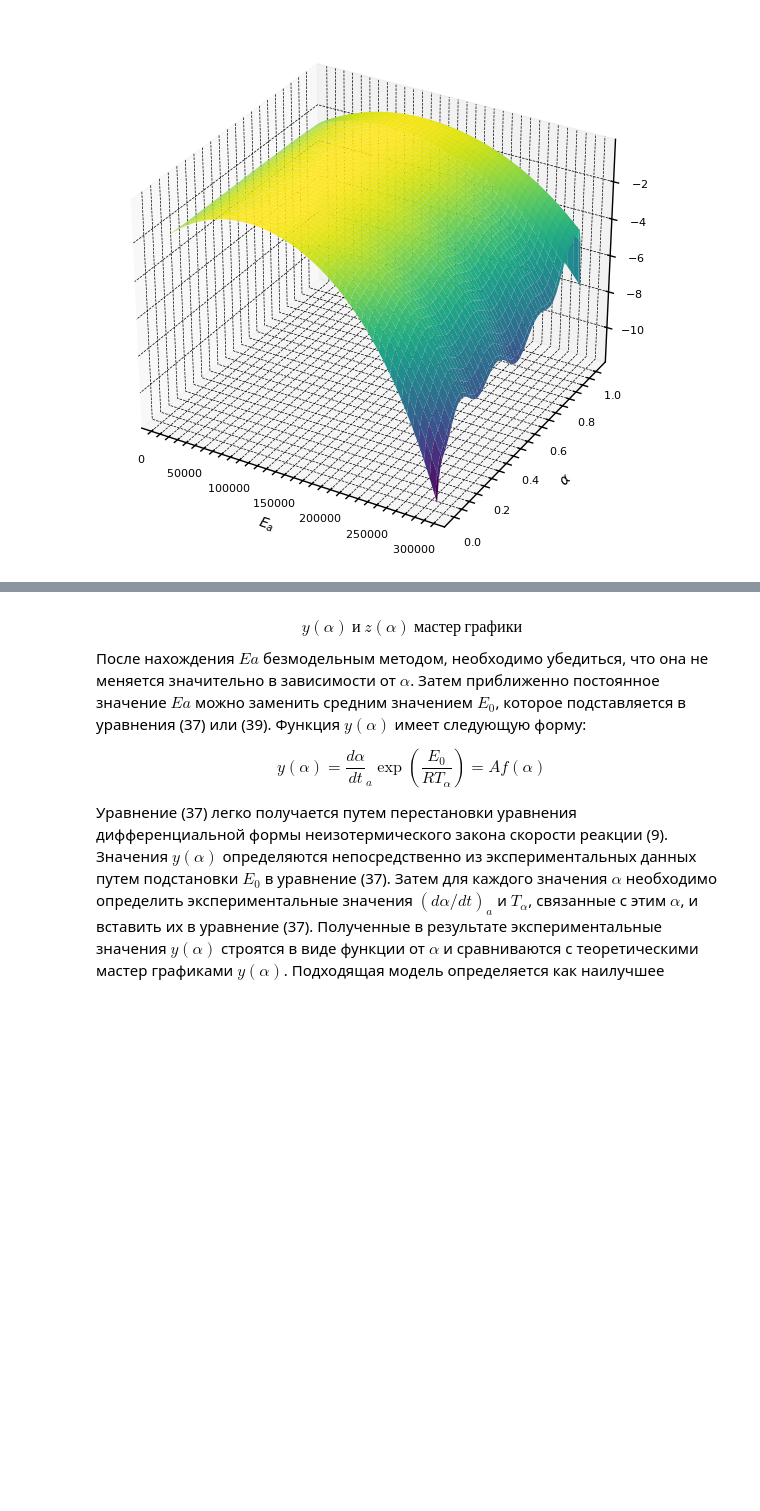
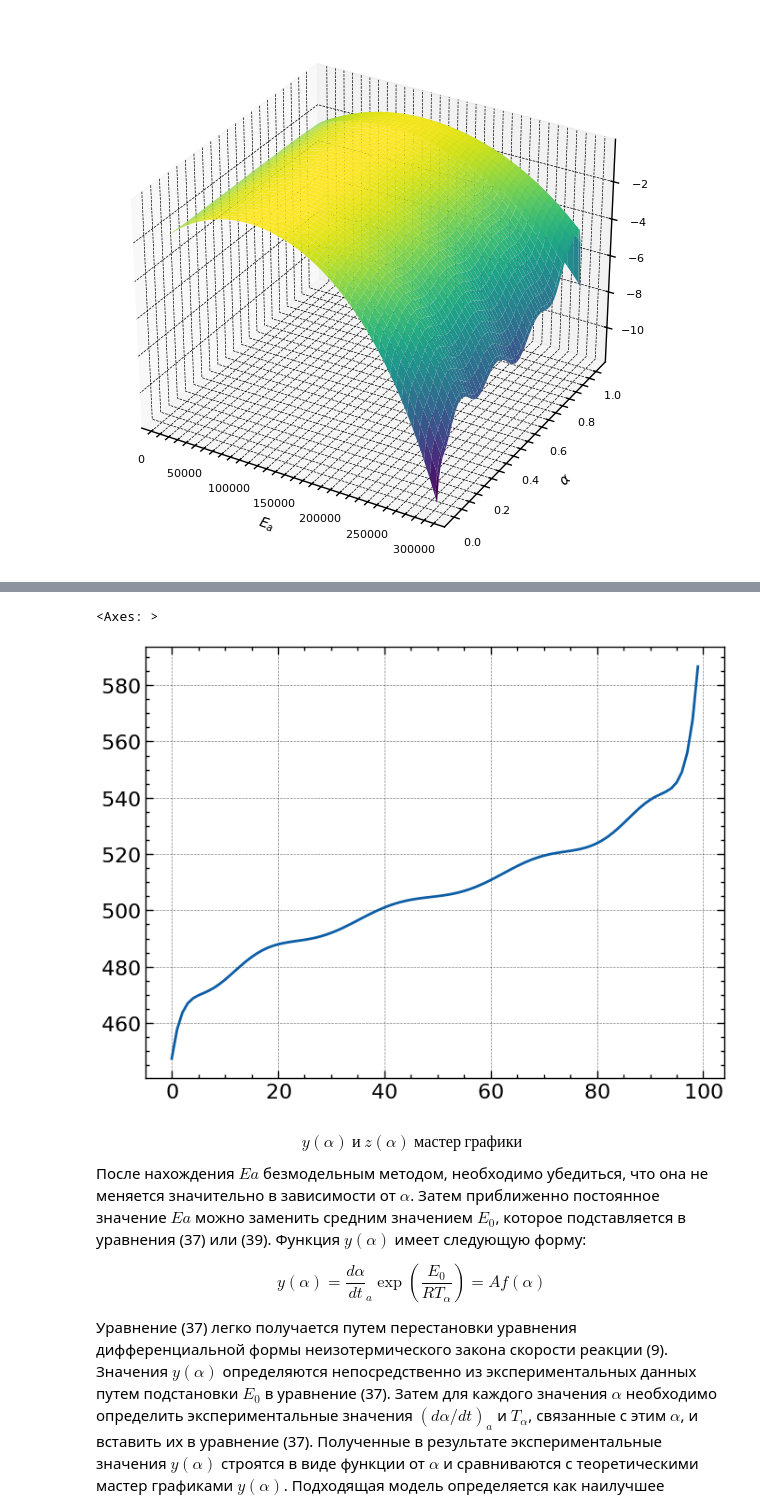
Before and after one commit to kdavjd/isoconversion_study_of_reaction_kinetics, a Jupyter notebook: isoconversion_studyes.ipynb, the cells around one changed output, grey strips where cells are left out. Cells and saved outputs as stored; diff of their text form; code cells hidden in the pictures; blank space fills up the shorter version.

```diff
--- a/isoconversion_studyes.ipynb
+++ b/isoconversion_studyes.ipynb
@@ -1166,3 +1199,8 @@ for reaction in reaction_list:
+# %%
+temperature['rate_3_diff_reaction_0_conversion'].plot()
+# %% [output]
+<Axes: >
+[figure, added]
 # %% [markdown]
 $$ y(\alpha)~и~z(\alpha)~мастер~графики $$
 После нахождения $Ea$ безмодельным методом, необходимо убедиться, что она не меняется значительно в зависимости от $\alpha$. Затем приближенно постоянное значение $Ea$ можно заменить средним значением $E_0$, которое подставляется в уравнения (37) или (39). Функция $y(\alpha)$ имеет следующую форму:
```
Also changed, not shown: parts of 9 cells of this notebook.
